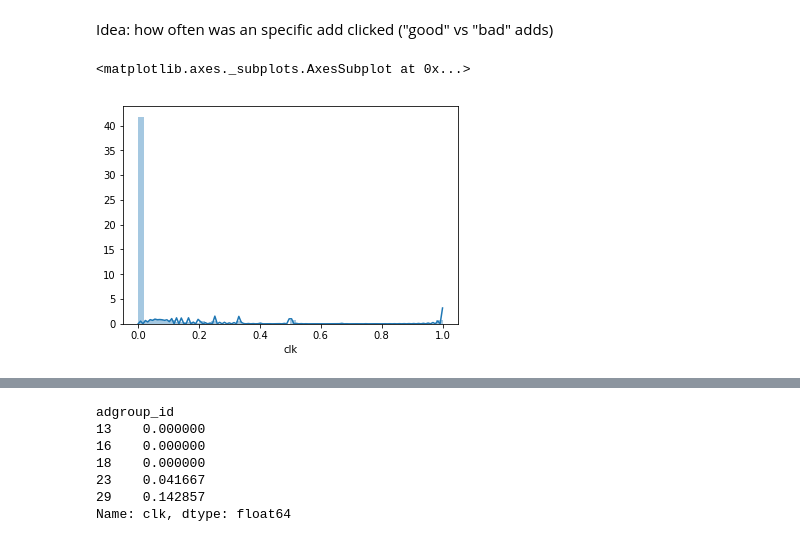
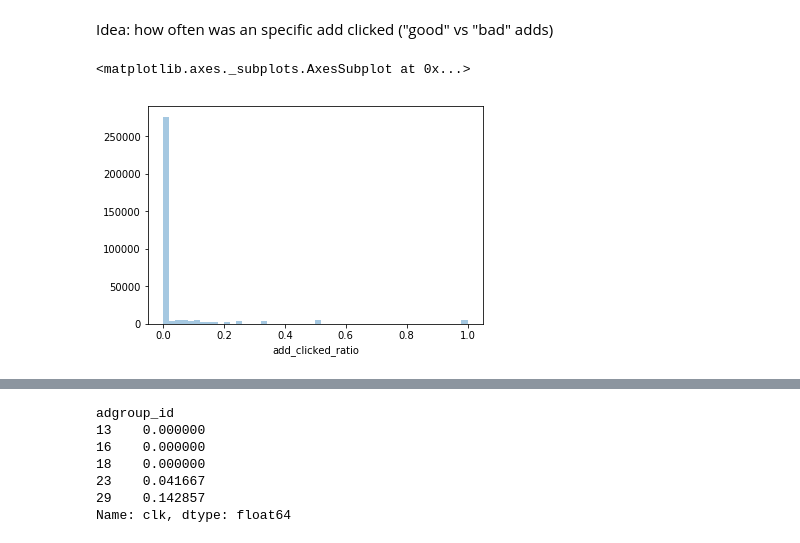
Before and after one commit to Sitorias/AdPrediction, a Jupyter notebook: Task 3 - Ad Prediction - Leo.ipynb, the cells around one changed output, grey strips where cells are left out. Cells and saved outputs as stored; diff of their text form; code cells hidden in the pictures.

```diff
--- a/Task 3 - Ad Prediction - Leo.ipynb
+++ b/Task 3 - Ad Prediction - Leo.ipynb
@@ -483,10 +710,10 @@ train = pd.merge(train,ads_shown_per_brand.to_frame().reset_index().rename(index
 # %%
 #adjusted click ratio: do not include the current seen train entry in calculations
-adjusted_click_ratio = (train.clicks-train.clk)/np.maximum(train.ads_shown,1) # -1 oder nicht
+adjusted_click_ratio = (train.clicks-train.clk)/np.maximum(train.ads_shown-1,1) # -1 oder nicht
 train["adjusted_click_ratio"] = adjusted_click_ratio
-adjusted_click_ratio_per_ad = (train.clicks_per_ad-train.clk)/np.maximum(train.ads_shown_per_ad,1) # -1 oder nicht
+adjusted_click_ratio_per_ad = (train.clicks_per_ad-train.clk)/np.maximum(train.ads_shown_per_ad-1,1) # -1 oder nicht
 train["adjusted_click_ratio_per_ad"] = adjusted_click_ratio_per_ad
-adjusted_click_ratio_per_cate = (train.clicks_per_cate-train.clk)/np.maximum(train.ads_shown_per_cate,1) # -1 oder nicht
+adjusted_click_ratio_per_cate = (train.clicks_per_cate-train.clk)/np.maximum(train.ads_shown_per_cate-1,1) # -1 oder nicht
 train["adjusted_click_ratio_per_cate"] = adjusted_click_ratio_per_cate
-adjusted_click_ratio_per_brand = (train.clicks_per_cate-train.clk)/np.maximum(train.ads_shown_per_brand,1) # -1 oder nicht
+adjusted_click_ratio_per_brand = (train.clicks_per_cate-train.clk)/np.maximum(train.ads_shown_per_brand-1,1) # -1 oder nicht
 train["adjusted_click_ratio_per_brand"] = adjusted_click_ratio_per_brand
@@ -499,8 +733,8 @@ add_clicked_ratio = add_clicked/add_shown
 add_clicked_ratio = add_clicked_ratio.to_frame().reset_index().rename(index=str,columns={"clk":"add_clicked_ratio"})
 # %%
 train = pd.merge(train,add_clicked_ratio,how="left",left_on=["adgroup_id"], right_on=["adgroup_id"])
-# %%
-sns.distplot(adds_clicked_ratio)
-# %% [output]
-<matplotlib.axes._subplots.AxesSubplot at 0x...>
-[figure, removed]
+# %%
+sns.distplot(add_clicked_ratio.add_clicked_ratio,kde=False)
+# %% [output]
+<matplotlib.axes._subplots.AxesSubplot at 0x...>
+[figure, added]
```
Also changed, not shown: parts of 109 cells of this notebook.
